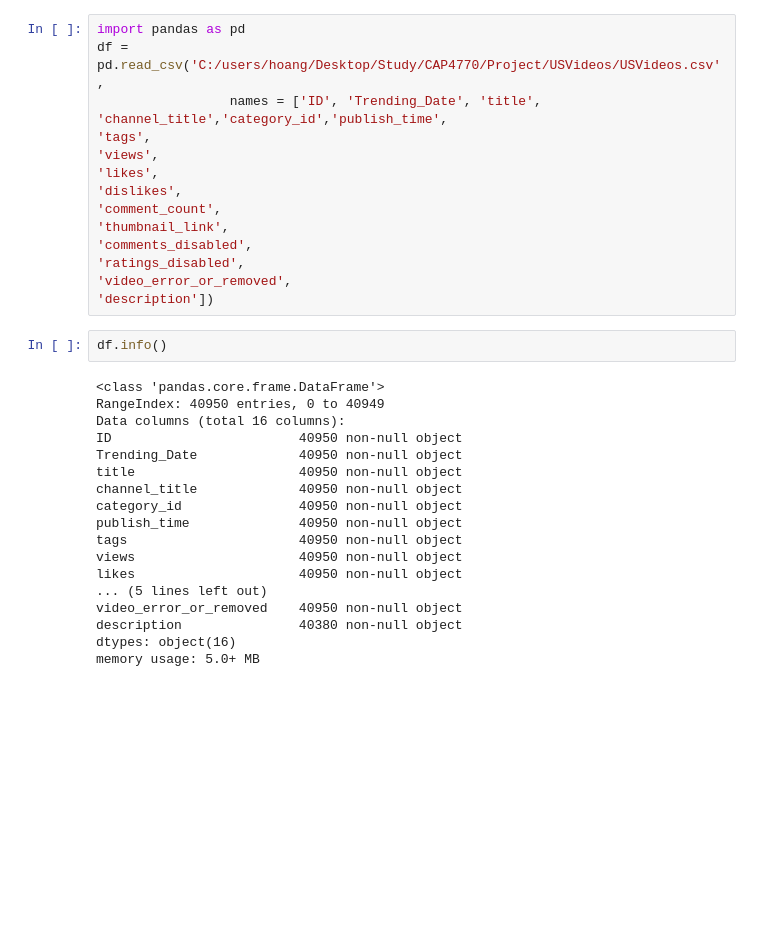
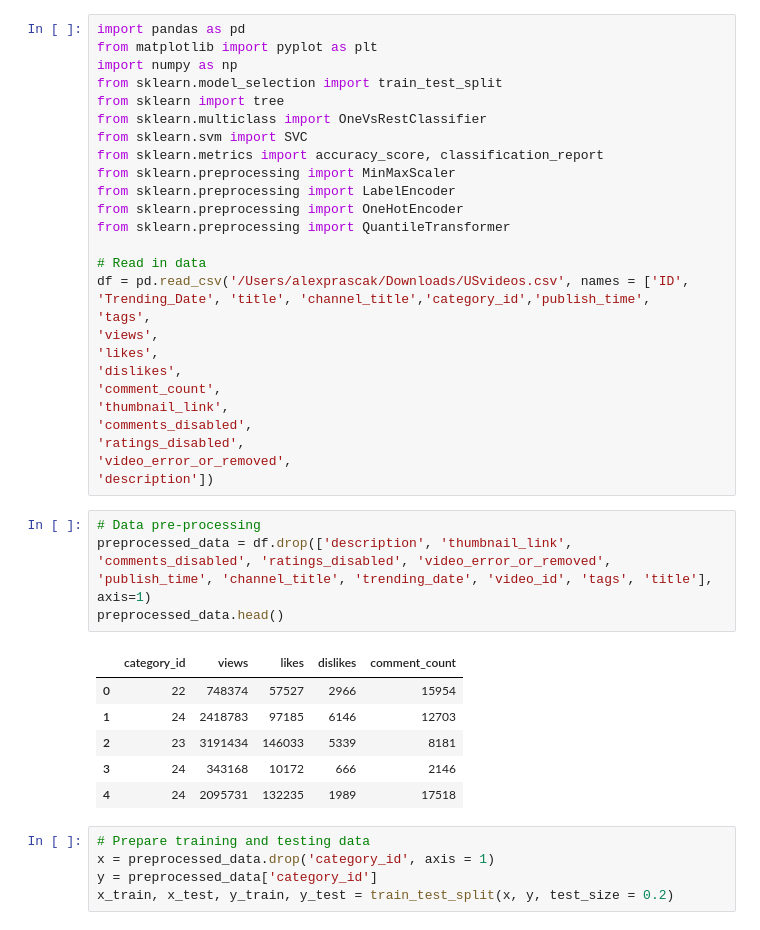
Before and after one commit to anhonymous68/-CAP4770-FinalProject, a Jupyter notebook: [project]Youtube.ipynb, the cells around one changed output. Cells and saved outputs as stored; diff of their text form; blank space fills up the shorter version.

```diff
--- a/[project]Youtube.ipynb
+++ b/[project]Youtube.ipynb
@@ -1,34 +1,42 @@
-# %%
-import pandas as pd
-df = pd.read_csv('C:/users/hoang/Desktop/Study/CAP4770/Project/USVideos/USVideos.csv',
-                 names = ['ID', 'Trending_Date', 'title', 'channel_title','category_id','publish_time',
-'tags',
-'views',
-'likes',
-'dislikes',
-'comment_count',
-'thumbnail_link',
-'comments_disabled',
-'ratings_disabled',
-'video_error_or_removed',
-'description'])
-# %%
-df.info()
-# %% [output]
-<class 'pandas.core.frame.DataFrame'>
-RangeIndex: 40950 entries, 0 to 40949
-Data columns (total 16 columns):
-ID                        40950 non-null object
-Trending_Date             40950 non-null object
-title                     40950 non-null object
-channel_title             40950 non-null object
-category_id               40950 non-null object
-publish_time              40950 non-null object
-tags                      40950 non-null object
-views                     40950 non-null object
-likes                     40950 non-null object
-... (5 lines left out)
-video_error_or_removed    40950 non-null object
-description               40380 non-null object
-dtypes: object(16)
-memory usage: 5.0+ MB
+# %%
+import pandas as pd
+from matplotlib import pyplot as plt
+import numpy as np
+from sklearn.model_selection import train_test_split
+from sklearn import tree
+from sklearn.multiclass import OneVsRestClassifier
+from sklearn.svm import SVC
+from sklearn.metrics import accuracy_score, classification_report
+from sklearn.preprocessing import MinMaxScaler
+from sklearn.preprocessing import LabelEncoder
+from sklearn.preprocessing import OneHotEncoder
+from sklearn.preprocessing import QuantileTransformer
+
+# Read in data
+df = pd.read_csv('/Users/alexprascak/Downloads/USvideos.csv', names = ['ID', 'Trending_Date', 'title', 'channel_title','category_id','publish_time',
+'tags',
+'views',
+'likes',
+'dislikes',
+'comment_count',
+'thumbnail_link',
+'comments_disabled',
+'ratings_disabled',
+'video_error_or_removed',
+'description'])
+# %%
+# Data pre-processing
+preprocessed_data = df.drop(['description', 'thumbnail_link', 'comments_disabled', 'ratings_disabled', 'video_error_or_removed', 'publish_time', 'channel_title', 'trending_date', 'video_id', 'tags', 'title'], axis=1)
+preprocessed_data.head()
+# %% [output]
+|  | category_id | views | likes | dislikes | comment_count |
+| 0 | 22 | 748374 | 57527 | 2966 | 15954 |
+| 1 | 24 | 2418783 | 97185 | 6146 | 12703 |
+| 2 | 23 | 3191434 | 146033 | 5339 | 8181 |
+| 3 | 24 | 343168 | 10172 | 666 | 2146 |
+| 4 | 24 | 2095731 | 132235 | 1989 | 17518 |
+# %%
+# Prepare training and testing data
+x = preprocessed_data.drop('category_id', axis = 1)
+y = preprocessed_data['category_id']
+x_train, x_test, y_train, y_test = train_test_split(x, y, test_size = 0.2)
```
Also changed, not shown: parts of 12 cells of this notebook.
